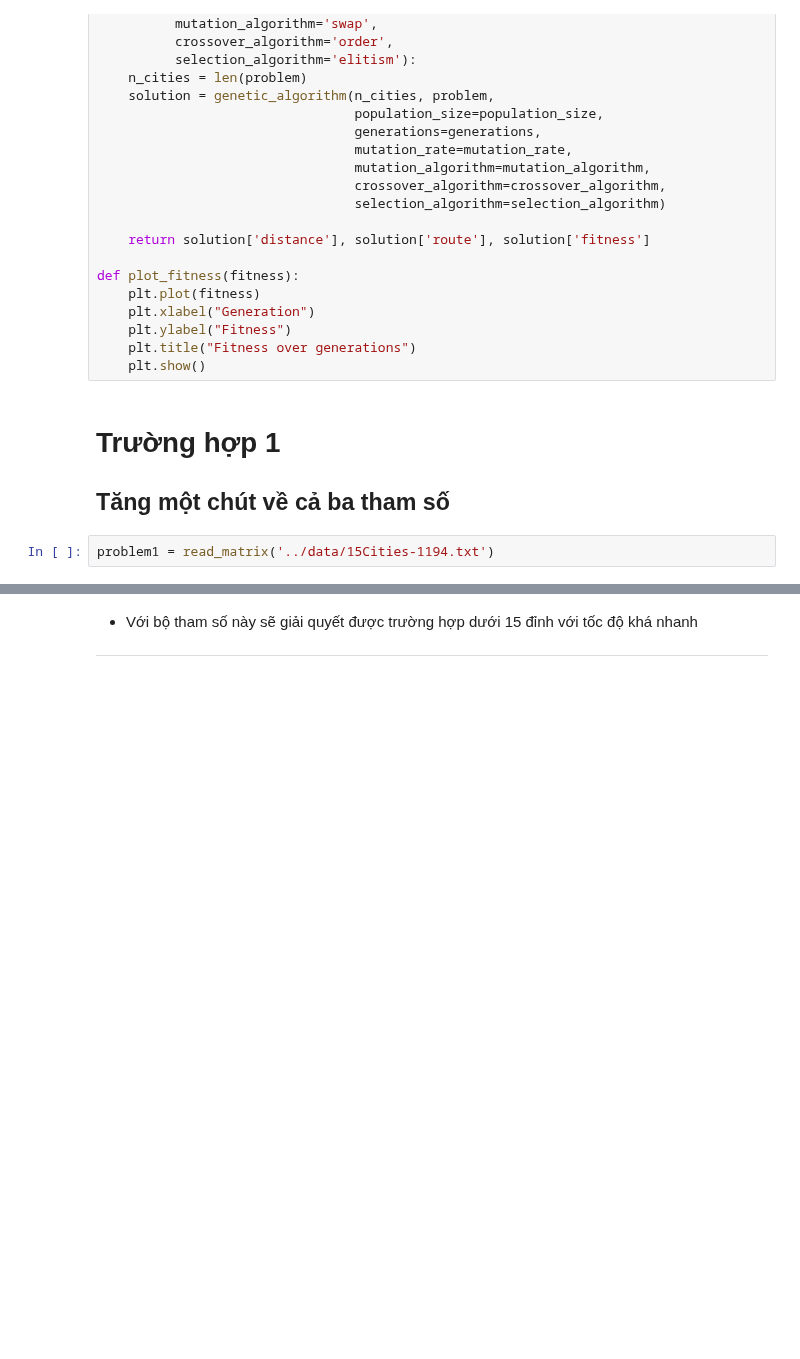
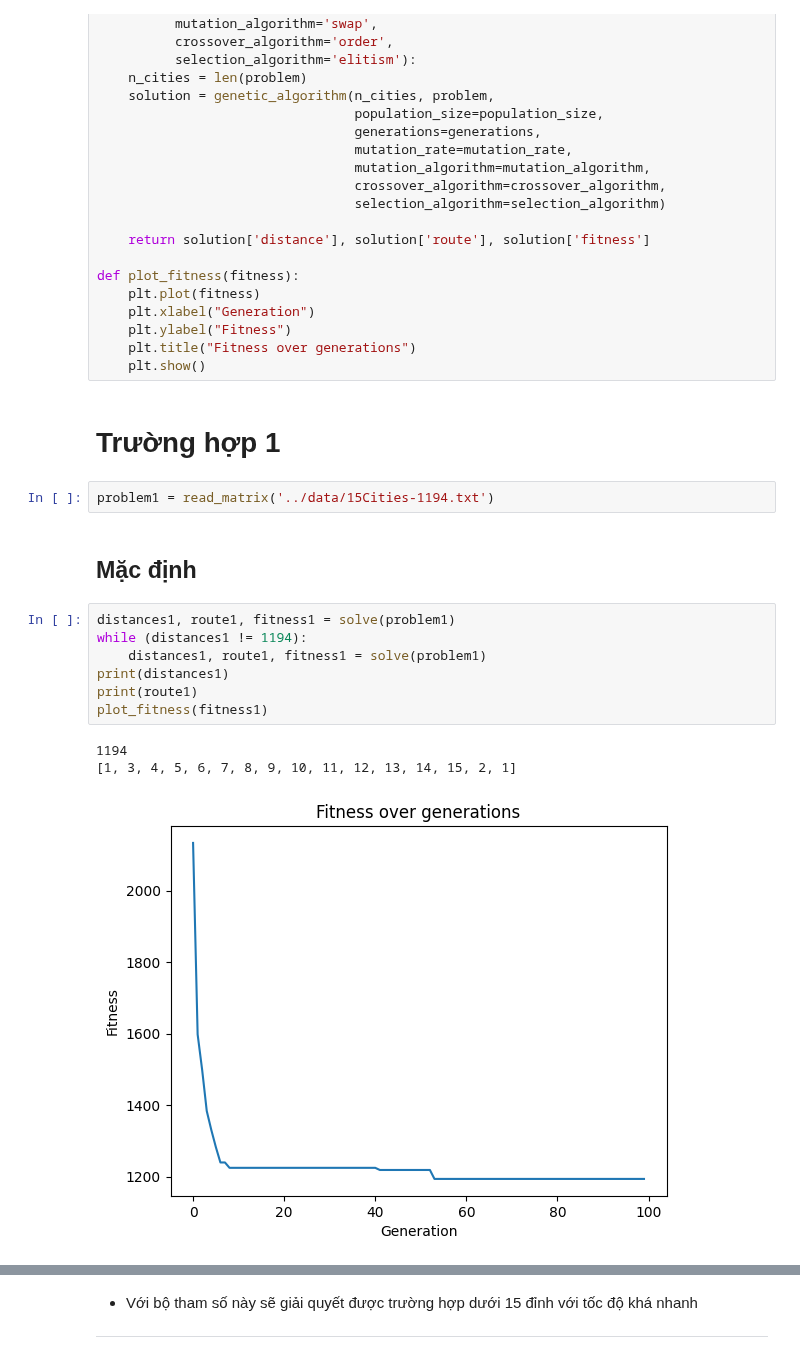
Before and after one commit to ThienNguyen3001/Travelling-Salesman-AI-Final, a Jupyter notebook: Experiment/Experiment 4.ipynb, the cells around one changed output, grey strips where cells are left out. Cells and saved outputs as stored; diff of their text form; blank space fills up the shorter version.

```diff
--- a/Experiment/Experiment 4.ipynb
+++ b/Experiment/Experiment 4.ipynb
@@ -33,6 +33,18 @@ def plot_fitness(fitness):
     plt.show()
 # %% [markdown]
 # Trường hợp 1
-## Tăng một chút về cả ba tham số
 # %%
 problem1 = read_matrix('../data/15Cities-1194.txt')
+# %% [markdown]
+## Mặc định
+# %%
+distances1, route1, fitness1 = solve(problem1)
+while (distances1 != 1194):
+    distances1, route1, fitness1 = solve(problem1)
+print(distances1)
+print(route1)
+plot_fitness(fitness1)
+# %% [output]
+1194
+[1, 3, 4, 5, 6, 7, 8, 9, 10, 11, 12, 13, 14, 15, 2, 1]
+[figure, added]
```
Also changed, not shown: parts of 14 cells of this notebook.
